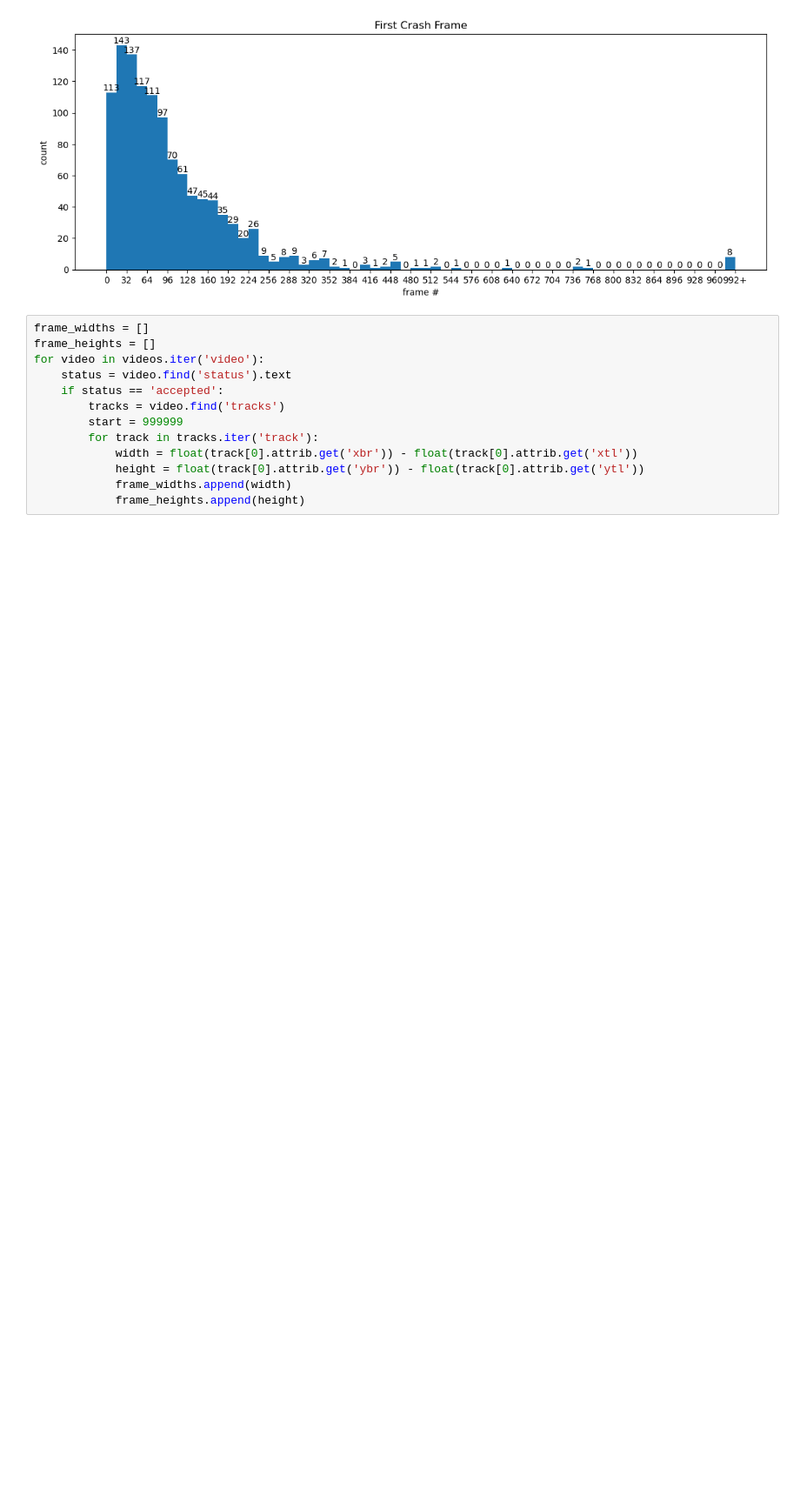
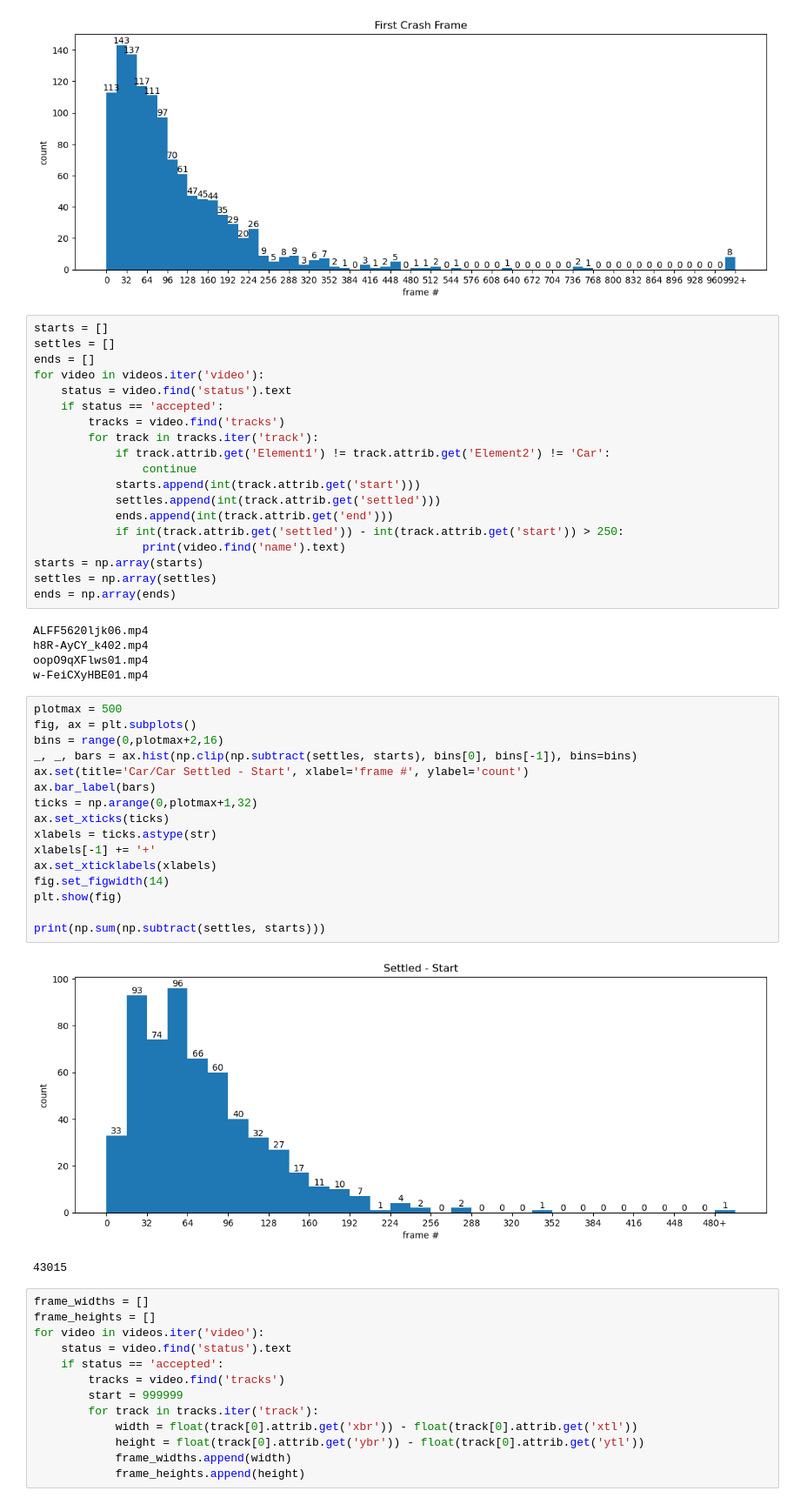
Before and after one commit to asandvik/Thesis, a Jupyter notebook: 1_Preprocessing/dataset_analysis.ipynb, the cells around one changed output. Shown: that part at 87% size. Drawn from its saved outputs; the diff is of its cells as text; blank space fills up the shorter version.

```diff
--- a/1_Preprocessing/dataset_analysis.ipynb
+++ b/1_Preprocessing/dataset_analysis.ipynb
@@ -113,6 +113,49 @@ fig.set_figwidth(14)
 plt.show(fig)
 # %% [output]
 [figure]
+# %%
+starts = []
+settles = []
+ends = []
+for video in videos.iter('video'):
+    status = video.find('status').text
+    if status == 'accepted':
+        tracks = video.find('tracks')
+        for track in tracks.iter('track'):
+            if track.attrib.get('Element1') != track.attrib.get('Element2') != 'Car':
+                continue
+            starts.append(int(track.attrib.get('start')))
+            settles.append(int(track.attrib.get('settled')))
+            ends.append(int(track.attrib.get('end')))
+            if int(track.attrib.get('settled')) - int(track.attrib.get('start')) > 250:
+                print(video.find('name').text)
+starts = np.array(starts)
+settles = np.array(settles)
+ends = np.array(ends)
+# %% [output]
+ALFF5620ljk06.mp4
+h8R-AyCY_k402.mp4
+oopO9qXFlws01.mp4
+w-FeiCXyHBE01.mp4
+# %%
+plotmax = 500
+fig, ax = plt.subplots()
+bins = range(0,plotmax+2,16)
+_, _, bars = ax.hist(np.clip(np.subtract(settles, starts), bins[0], bins[-1]), bins=bins)
+ax.set(title='Car/Car Settled - Start', xlabel='frame #', ylabel='count')
+ax.bar_label(bars)
+ticks = np.arange(0,plotmax+1,32)
+ax.set_xticks(ticks)
+xlabels = ticks.astype(str)
+xlabels[-1] += '+'
+ax.set_xticklabels(xlabels)
+fig.set_figwidth(14)
+plt.show(fig)
+
+print(np.sum(np.subtract(settles, starts)))
+# %% [output]
+[figure, added]
+43015
 # %%
 frame_widths = []
 frame_heights = []
```
Also changed, not shown: parts of 2 cells of this notebook, 8 other files.
